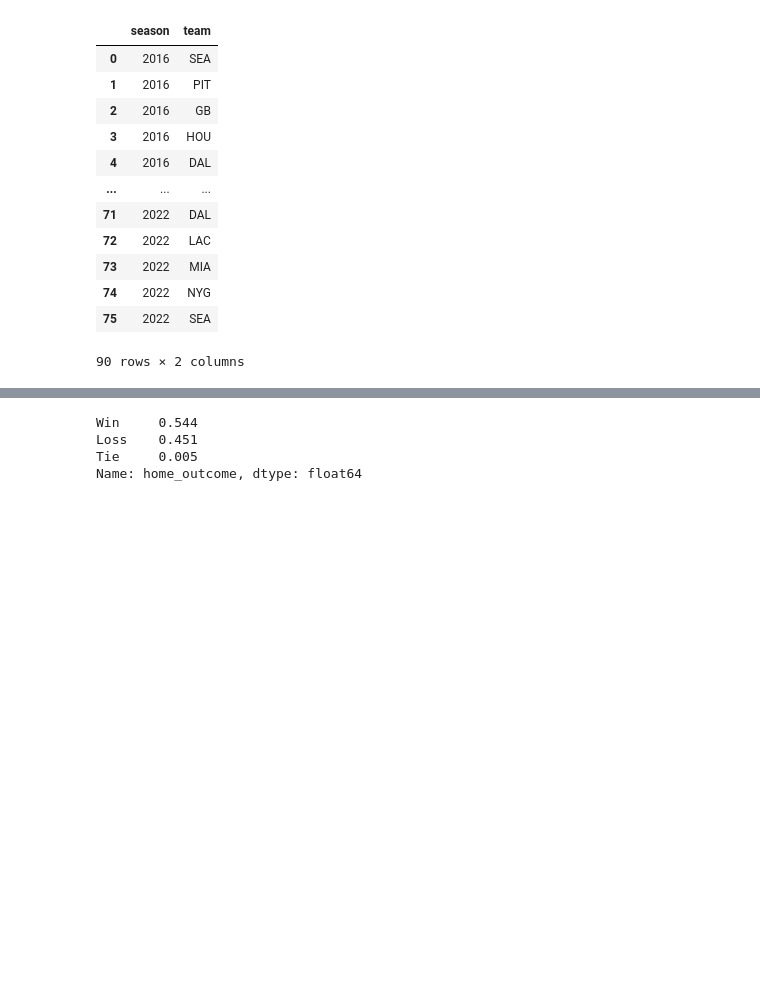
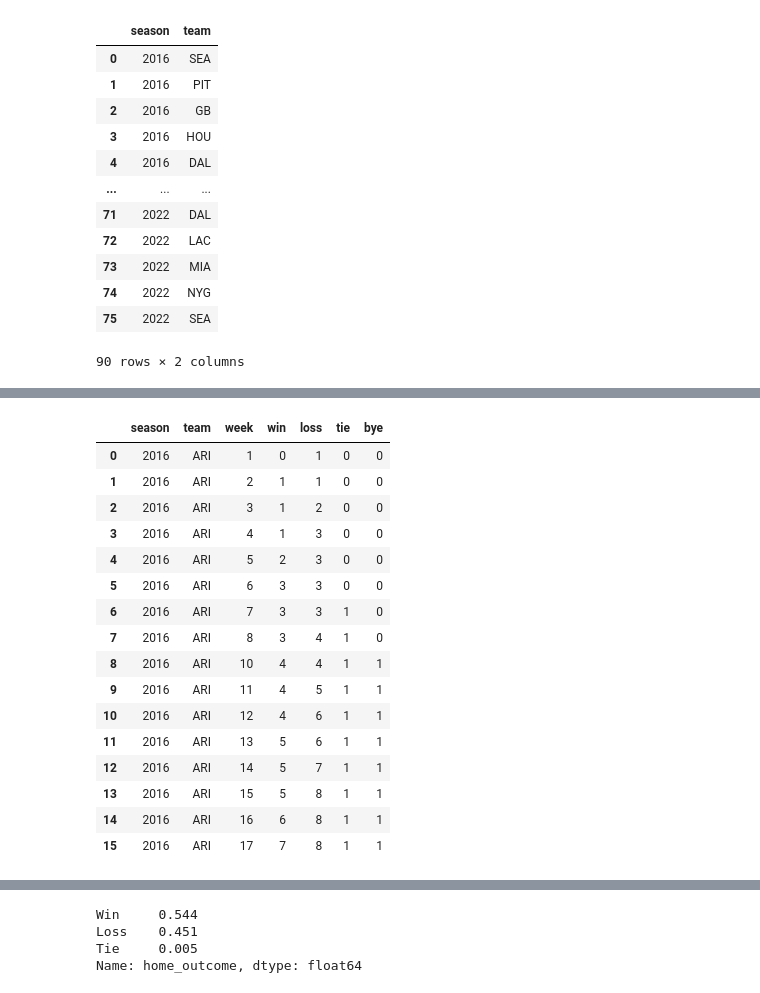
Before and after one commit to gbellamy512/projects, a Jupyter notebook: epa_eda.ipynb, the cells around one changed output, grey strips where cells are left out. Saved outputs shown, nothing was run; the diff lists cells and outputs as text; code cells hidden in the pictures; blank space fills up the shorter version.

```diff
--- a/epa_eda.ipynb
+++ b/epa_eda.ipynb
@@ -601,3 +564,45 @@ cumulative_df.head()
+# %%
+# Step 4: Identify the bye week for each team in each season
+bye_weeks = combined_df.groupby(['season', 'team'])['week'].apply(set).reset_index()
+bye_weeks['bye_week'] = bye_weeks.apply(lambda row: set(range(1, max(row['week']) + 1)) - row['week'], axis=1)
+bye_weeks['bye_week'] = bye_weeks['bye_week'].apply(lambda x: list(x)[0] if len(x) == 1 else None)
+
+# Step 5: Add a column for the bye week
+combined_df = pd.merge(combined_df, bye_weeks[['season', 'team', 'bye_week']], on=['season', 'team'], how='left')
+combined_df['bye'] = combined_df.apply(lambda row: 1 if row['week'] >= row['bye_week'] else 0, axis=1)
+combined_df.drop('bye_week', axis=1, inplace=True)
+
+combined_df.head()
+# Step 6: Compute the cumulative wins, losses, ties, and bye status
+corrected_cumulative_df = (combined_df.groupby(['season', 'team', 'week'])
+                        .agg({'win': 'sum', 'loss': 'sum', 'tie': 'sum', 'bye': 'max'})
+                        .groupby(level=[0, 1])
+                        .cumsum()
+                        .reset_index())
+
+# Correct the "bye" column to be a binary indicator
+corrected_cumulative_df['bye'] = corrected_cumulative_df['bye'].apply(lambda x: 1 if x > 0 else 0)
+corrected_cumulative_df.head(20)  # Displaying first 20 rows for verification
+
+corrected_cumulative_df.head(16)
+# %% [output]
+|  | season | team | week | win | loss | tie | bye |
+| 0 | 2016 | ARI | 1 | 0 | 1 | 0 | 0 |
+| 1 | 2016 | ARI | 2 | 1 | 1 | 0 | 0 |
+| 2 | 2016 | ARI | 3 | 1 | 2 | 0 | 0 |
+| 3 | 2016 | ARI | 4 | 1 | 3 | 0 | 0 |
+| 4 | 2016 | ARI | 5 | 2 | 3 | 0 | 0 |
+| 5 | 2016 | ARI | 6 | 3 | 3 | 0 | 0 |
+| 6 | 2016 | ARI | 7 | 3 | 3 | 1 | 0 |
+| 7 | 2016 | ARI | 8 | 3 | 4 | 1 | 0 |
+| 8 | 2016 | ARI | 10 | 4 | 4 | 1 | 1 |
+| 9 | 2016 | ARI | 11 | 4 | 5 | 1 | 1 |
+| 10 | 2016 | ARI | 12 | 4 | 6 | 1 | 1 |
+| 11 | 2016 | ARI | 13 | 5 | 6 | 1 | 1 |
+| 12 | 2016 | ARI | 14 | 5 | 7 | 1 | 1 |
+| 13 | 2016 | ARI | 15 | 5 | 8 | 1 | 1 |
+| 14 | 2016 | ARI | 16 | 6 | 8 | 1 | 1 |
+| 15 | 2016 | ARI | 17 | 7 | 8 | 1 | 1 |
 # %%
 pbp = pd.read_csv('scrape/nfl_data_py/df_pbp_2016_2022.csv')
 pbp = pbp[(pbp['season_type'] == 'REG')]
```
Also changed, not shown: parts of 7 cells of this notebook.
